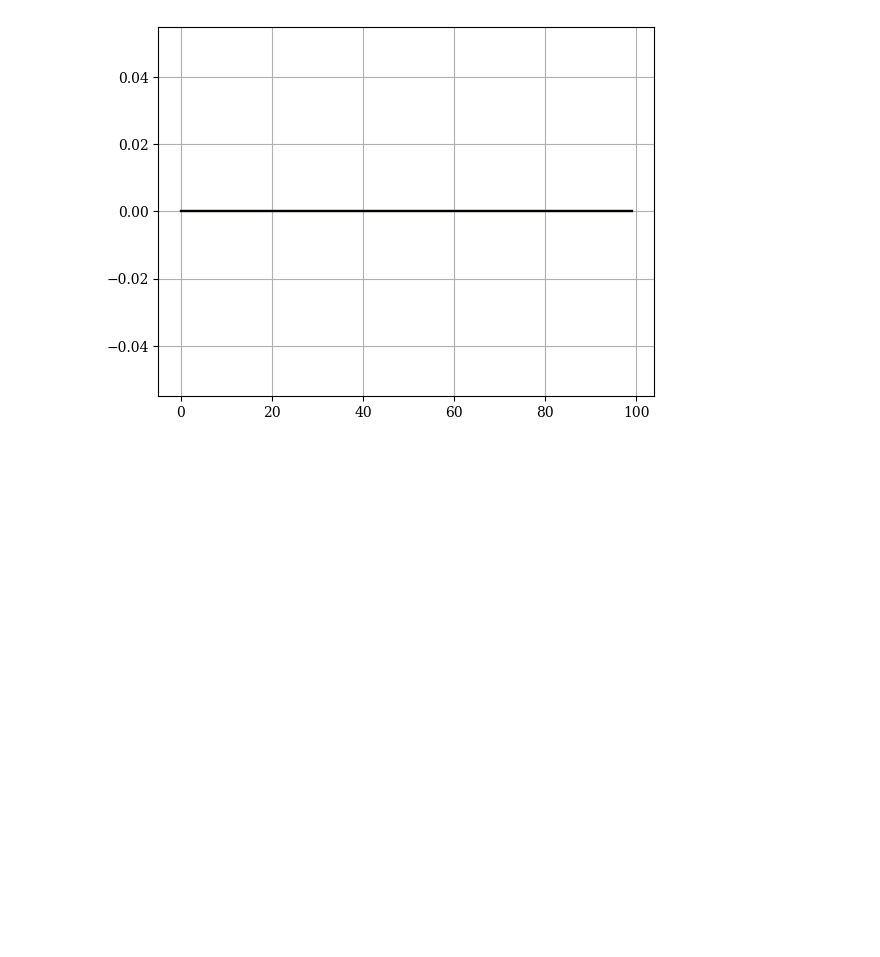
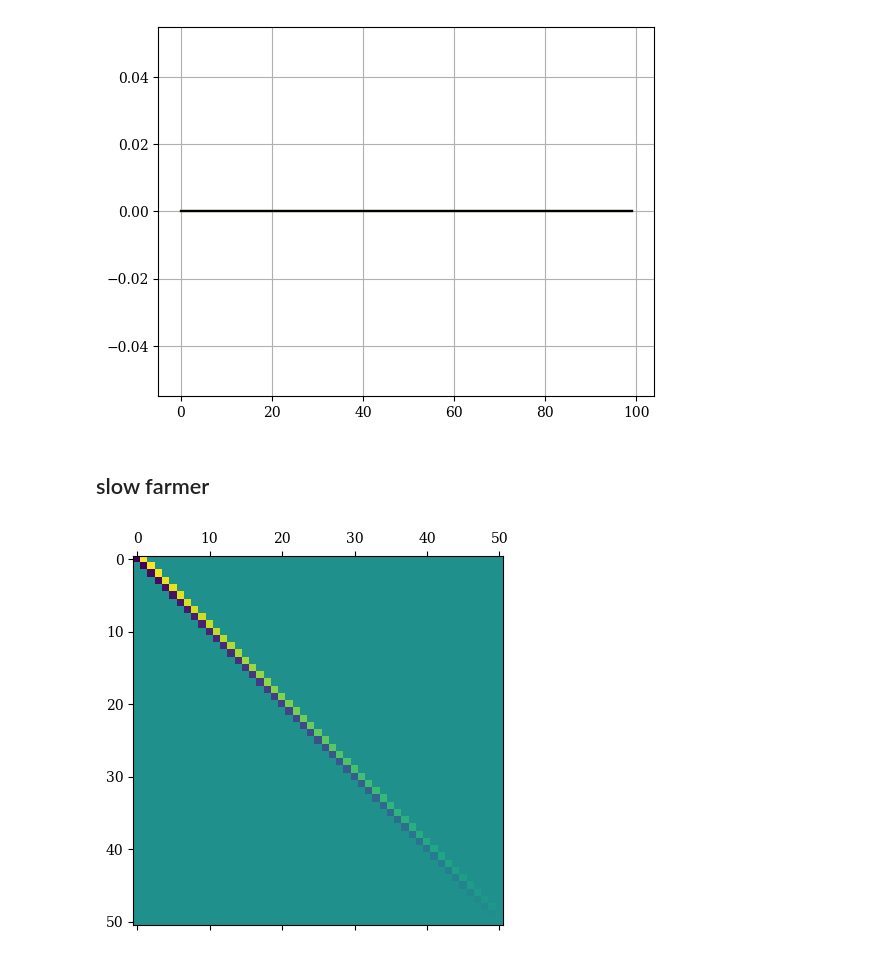
Before and after one commit to ELFREELAND/minecraft_sheep, a Jupyter notebook: stochastic/stochastic_model_kolmogorov.ipynb, the cells around one changed output. Cells and saved outputs as stored; diff of their text form; code cells hidden in the pictures; blank space fills up the shorter version.

```diff
--- a/stochastic/stochastic_model_kolmogorov.ipynb
+++ b/stochastic/stochastic_model_kolmogorov.ipynb
@@ -533,3 +528,28 @@ ax.grid(True)
 plt.show()
 # %% [output]
 [figure]
+# %% [markdown]
+## slow farmer
+# %%
+def s_ij(i, j, N, A, Ng):
+    if i == j:
+        return -(N-i)*eatRate(Ng, N, A)/N
+    elif j == i+1:
+        return (N-i)*eatRate(Ng, N, A)/N
+    else:
+        return 0
+
+def sMatrix(N, A, Ng):
+    s = np.zeros((N+1, N+1))
+    for i in range(0, N+1):
+        for j in range(0, N+1):
+            s[i,j] = s_ij(i, j, N, A, Ng)
+    return s
+# %%
+f, ax = plt.subplots()
+
+ax.matshow(sMatrix(50, 100, 45))
+
+plt.show()
+# %% [output]
+[figure, added]
```
Also changed, not shown: parts of 5 cells of this notebook, 9 other files.
